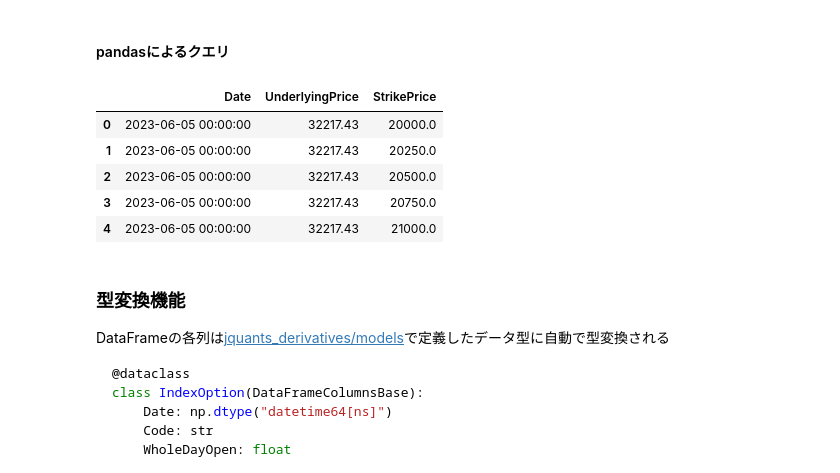
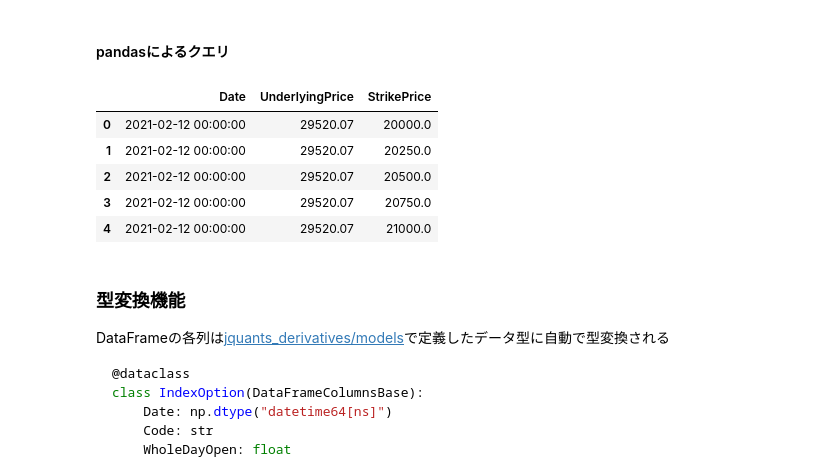
Before and after one commit to drillan/mkdeco-hackathon-lt, a Jupyter notebook: slides.ipynb, the cells around one changed output. Saved outputs shown, nothing was run; the diff lists cells and outputs as text; code cells hidden in the pictures.

```diff
--- a/slides.ipynb
+++ b/slides.ipynb
@@ -179,18 +169,20 @@ Done.
 # %%
 import sqlite3
 import pandas as pd
 
 with sqlite3.connect(jquants_derivatives.database.db) as con:
-    query_df = pd.read_sql("SELECT Date, UnderlyingPrice, StrikePrice FROM OPTION_INDEX_OPTION", con)
+    query_df = pd.read_sql(
+        "SELECT Date, UnderlyingPrice, StrikePrice FROM OPTION_INDEX_OPTION", con
+    )
 
 query_df.head()
 # %% [output]
 |  | Date | UnderlyingPrice | StrikePrice |
-| 0 | 2023-06-05 00:00:00 | 32217.43 | 20000.0 |
-| 1 | 2023-06-05 00:00:00 | 32217.43 | 20250.0 |
-| 2 | 2023-06-05 00:00:00 | 32217.43 | 20500.0 |
-| 3 | 2023-06-05 00:00:00 | 32217.43 | 20750.0 |
-| 4 | 2023-06-05 00:00:00 | 32217.43 | 21000.0 |
+| 0 | 2021-02-12 00:00:00 | 29520.07 | 20000.0 |
+| 1 | 2021-02-12 00:00:00 | 29520.07 | 20250.0 |
+| 2 | 2021-02-12 00:00:00 | 29520.07 | 20500.0 |
+| 3 | 2021-02-12 00:00:00 | 29520.07 | 20750.0 |
+| 4 | 2021-02-12 00:00:00 | 29520.07 | 21000.0 |
 # %% [markdown]
 ### 型変換機能
 
```
Also changed, not shown: parts of 16 cells of this notebook, 2 other files.
